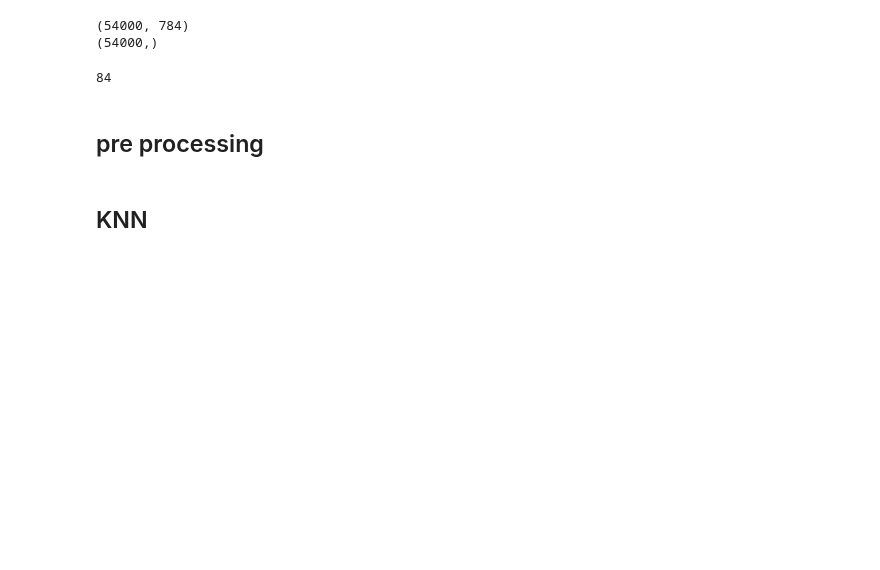
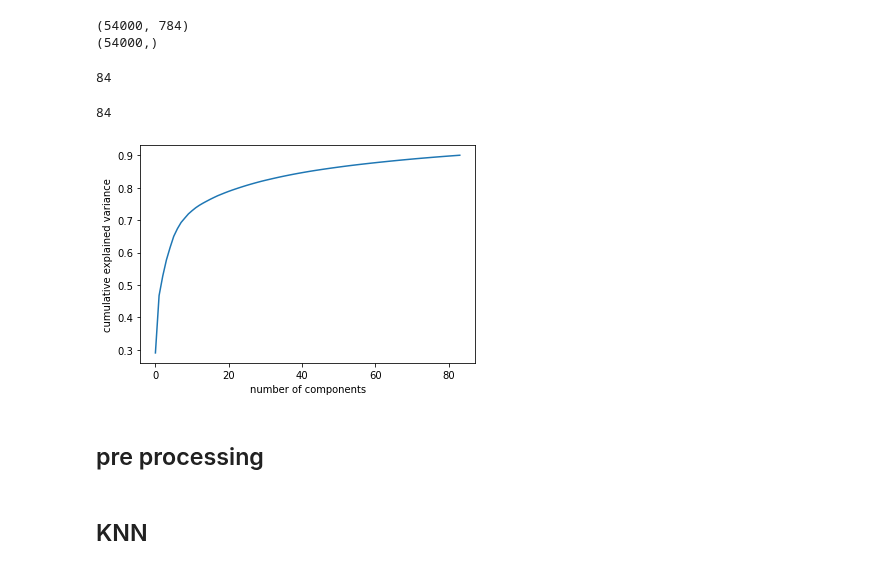
Before and after one commit to EitanKats/data-science-sem-b, a Jupyter notebook: fmnist.ipynb, the cells around one changed output. Drawn from its saved outputs; the diff is of its cells as text; code cells hidden in the pictures; blank space fills up the shorter version.

```diff
--- a/fmnist.ipynb
+++ b/fmnist.ipynb
@@ -89,6 +129,15 @@ original_X_test_pca = pca.transform(X_test)
 pca.n_components_
 # %% [output]
 84
+# %%
+
+plt.plot(np.cumsum(pca.explained_variance_ratio_))
+plt.xlabel('number of components')
+plt.ylabel('cumulative explained variance')
+print(pca.n_components_)
+# %% [output]
+84
+[figure, added]
 # %% [markdown]
 ## pre processing
 # %%
```
Also changed, not shown: parts of 30 cells of this notebook.
